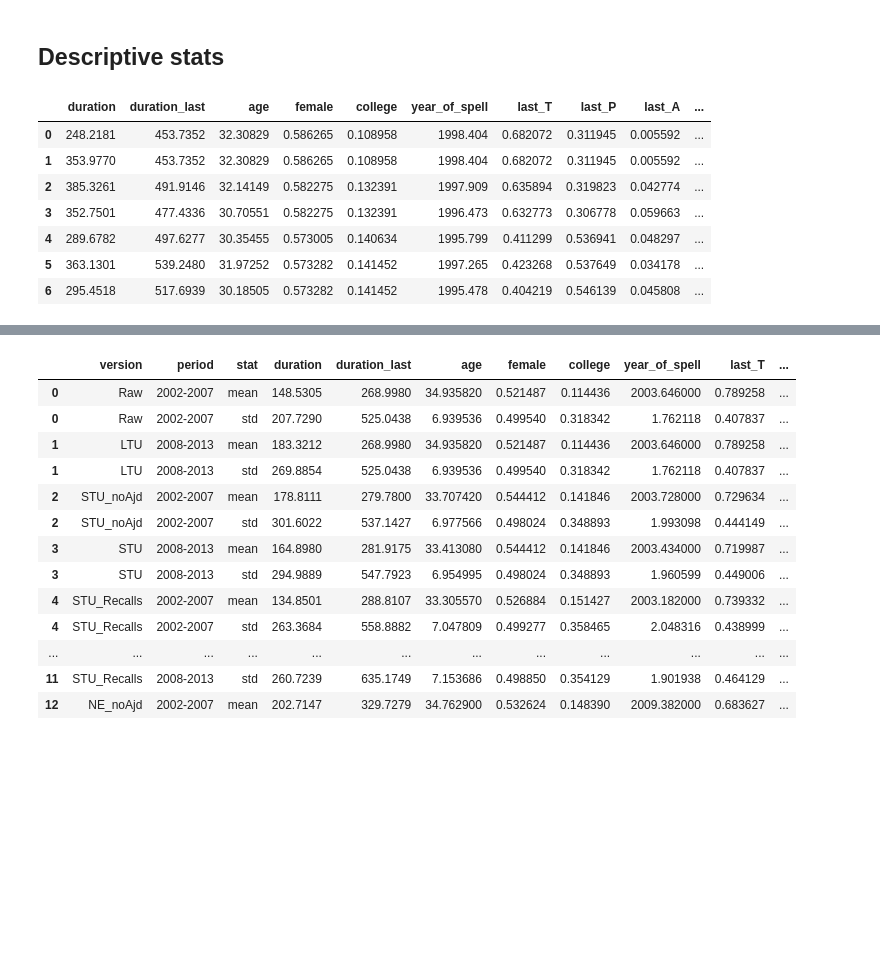
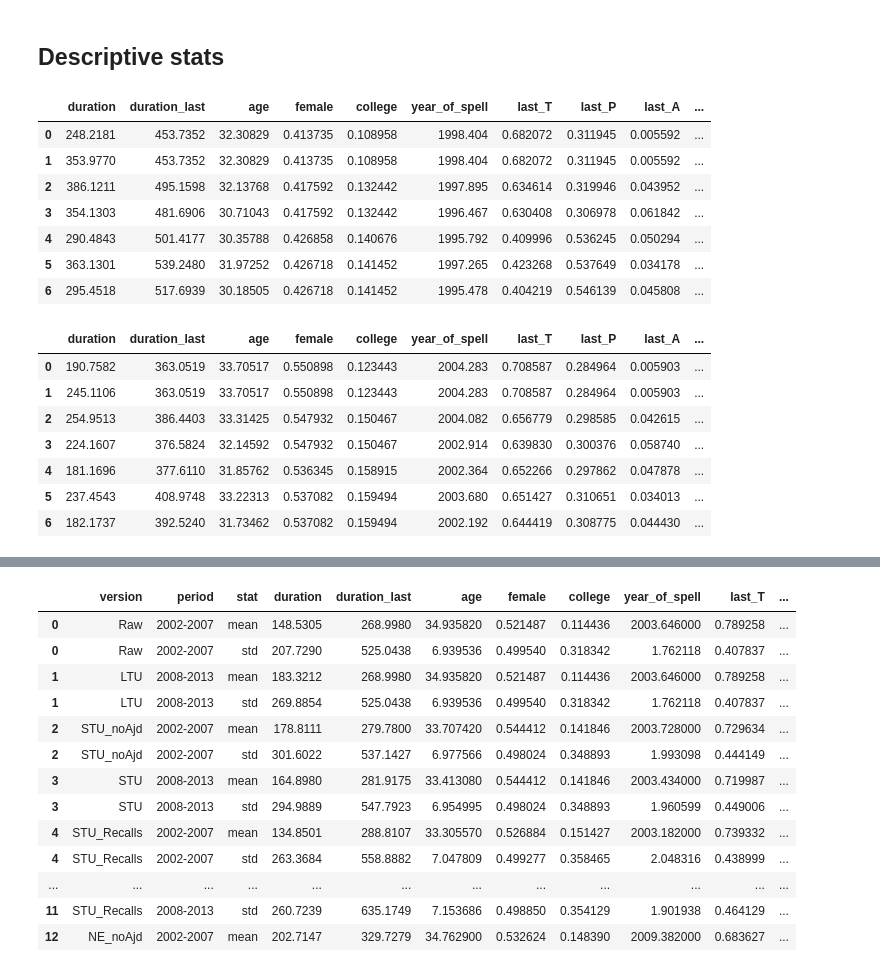
Before and after one commit to crisla/UVD_ABS_code, a Jupyter notebook: tables_and_plots.ipynb, the cells around one changed output, grey strips where cells are left out. Saved outputs shown, nothing was run; the diff lists cells and outputs as text; code cells hidden in the pictures; blank space fills up the shorter version.

```diff
--- a/tables_and_plots.ipynb
+++ b/tables_and_plots.ipynb
@@ -397,14 +484,78 @@ stds_table['version'] = table_names_format
 final_table = pd.concat([means_table, stds_table]).sort_index(kind='merge')
 final_table['stat'] = ['mean','std']*7
 final_table = final_table[list(final_table.columns[-2:])+list(final_table.columns[:-2])]
-# final_table.to_stata('results/descriptive_stats.dta')
+final_table.to_stata('results/descriptive_stats.dta')
 means_table
 # %% [output]
 |  | duration | duration_last | age | female | college | year_of_spell | last_T | last_P | last_A | ... |
-| 0 | 248.2181 | 453.7352 | 32.30829 | 0.586265 | 0.108958 | 1998.404 | 0.682072 | 0.311945 | 0.005592 | ... |
-| 1 | 353.9770 | 453.7352 | 32.30829 | 0.586265 | 0.108958 | 1998.404 | 0.682072 | 0.311945 | 0.005592 | ... |
-| 2 | 385.3261 | 491.9146 | 32.14149 | 0.582275 | 0.132391 | 1997.909 | 0.635894 | 0.319823 | 0.042774 | ... |
-| 3 | 352.7501 | 477.4336 | 30.70551 | 0.582275 | 0.132391 | 1996.473 | 0.632773 | 0.306778 | 0.059663 | ... |
-| 4 | 289.6782 | 497.6277 | 30.35455 | 0.573005 | 0.140634 | 1995.799 | 0.411299 | 0.536941 | 0.048297 | ... |
-| 5 | 363.1301 | 539.2480 | 31.97252 | 0.573282 | 0.141452 | 1997.265 | 0.423268 | 0.537649 | 0.034178 | ... |
-| 6 | 295.4518 | 517.6939 | 30.18505 | 0.573282 | 0.141452 | 1995.478 | 0.404219 | 0.546139 | 0.045808 | ... |
+| 0 | 248.2181 | 453.7352 | 32.30829 | 0.413735 | 0.108958 | 1998.404 | 0.682072 | 0.311945 | 0.005592 | ... |
+| 1 | 353.9770 | 453.7352 | 32.30829 | 0.413735 | 0.108958 | 1998.404 | 0.682072 | 0.311945 | 0.005592 | ... |
+| 2 | 386.1211 | 495.1598 | 32.13768 | 0.417592 | 0.132442 | 1997.895 | 0.634614 | 0.319946 | 0.043952 | ... |
+| 3 | 354.1303 | 481.6906 | 30.71043 | 0.417592 | 0.132442 | 1996.467 | 0.630408 | 0.306978 | 0.061842 | ... |
+| 4 | 290.4843 | 501.4177 | 30.35788 | 0.426858 | 0.140676 | 1995.792 | 0.409996 | 0.536245 | 0.050294 | ... |
+| 5 | 363.1301 | 539.2480 | 31.97252 | 0.426718 | 0.141452 | 1997.265 | 0.423268 | 0.537649 | 0.034178 | ... |
+| 6 | 295.4518 | 517.6939 | 30.18505 | 0.426718 | 0.141452 | 1995.478 | 0.404219 | 0.546139 | 0.045808 | ... |
+# %%
+table_raw = np.zeros((5,11,7))
+var_names = []
+row_n = 0
+table_n = 0
+column_names = []
+results_follow = 0
+names_done = 0
+f = open('results/descriptive_stats96.log','r')
+for line in f:
+    words = line.split()
+    if len(words)>1 and words[0] == "Variable":
+        results_follow=1
+        if names_done == 0:
+            stats_names = words[2:]
+    elif len(words)>1 and results_follow==1:
+        if words[0]!='before92':
+            if names_done ==0:
+                column_names.append(words[0])
+            idx = 0
+            for w in words[2:]:
+                w = w.replace(",","")
+                table_raw[idx,row_n,table_n] = np.array(w)
+                idx+=1
+            row_n += 1
+
+        elif words[0]=='before92':
+            if names_done ==0:
+                column_names.append(words[0])
+                names_done = 1
+            idx=0
+            for w in words[2:]:
+                w = w.replace(",","")
+                table_raw[idx,row_n,table_n] = np.array(w)
+                idx+=1
+            results_follow=0
+            table_n +=1
+            row_n = 0
+f.close()
+
+column_names_format =  ['duration','duration_last','age','female','college',
+              'year_of_spell','last_T','last_P','last_A','before_84','before_92']
+table_names_format = ['Raw', 'LTU', 'STU_noAjd', 'STU','STU_Recalls', 'NE_noAjd', 'NE']
+
+means_table96 = pd.DataFrame(table_raw[1,:,:].T, columns=column_names_format) #, index=names_latex
+means_table96['version'] = table_names_format
+# means_table96.round(3).to_stata('results/descriptive_stats_means.dta')
+stds_table96 = pd.DataFrame(table_raw[2,:,:].T, columns=column_names_format) #, index=names_latex
+stds_table96['version'] = table_names_format
+
+final_table96 = pd.concat([means_table96, stds_table96]).sort_index(kind='merge')
+final_table96['stat'] = ['mean','std']*7
+final_table96 = final_table96[list(final_table96.columns[-2:])+list(final_table96.columns[:-2])]
+final_table96.to_stata('results/descriptive_stats96.dta')
+means_table96
+# %% [output]
+|  | duration | duration_last | age | female | college | year_of_spell | last_T | last_P | last_A | ... |
+| 0 | 190.7582 | 363.0519 | 33.70517 | 0.550898 | 0.123443 | 2004.283 | 0.708587 | 0.284964 | 0.005903 | ... |
+| 1 | 245.1106 | 363.0519 | 33.70517 | 0.550898 | 0.123443 | 2004.283 | 0.708587 | 0.284964 | 0.005903 | ... |
+| 2 | 254.9513 | 386.4403 | 33.31425 | 0.547932 | 0.150467 | 2004.082 | 0.656779 | 0.298585 | 0.042615 | ... |
+| 3 | 224.1607 | 376.5824 | 32.14592 | 0.547932 | 0.150467 | 2002.914 | 0.639830 | 0.300376 | 0.058740 | ... |
+| 4 | 181.1696 | 377.6110 | 31.85762 | 0.536345 | 0.158915 | 2002.364 | 0.652266 | 0.297862 | 0.047878 | ... |
+| 5 | 237.4543 | 408.9748 | 33.22313 | 0.537082 | 0.159494 | 2003.680 | 0.651427 | 0.310651 | 0.034013 | ... |
+| 6 | 182.1737 | 392.5240 | 31.73462 | 0.537082 | 0.159494 | 2002.192 | 0.644419 | 0.308775 | 0.044430 | ... |
```
Also changed, not shown: parts of 6 cells of this notebook, 13 other files.
